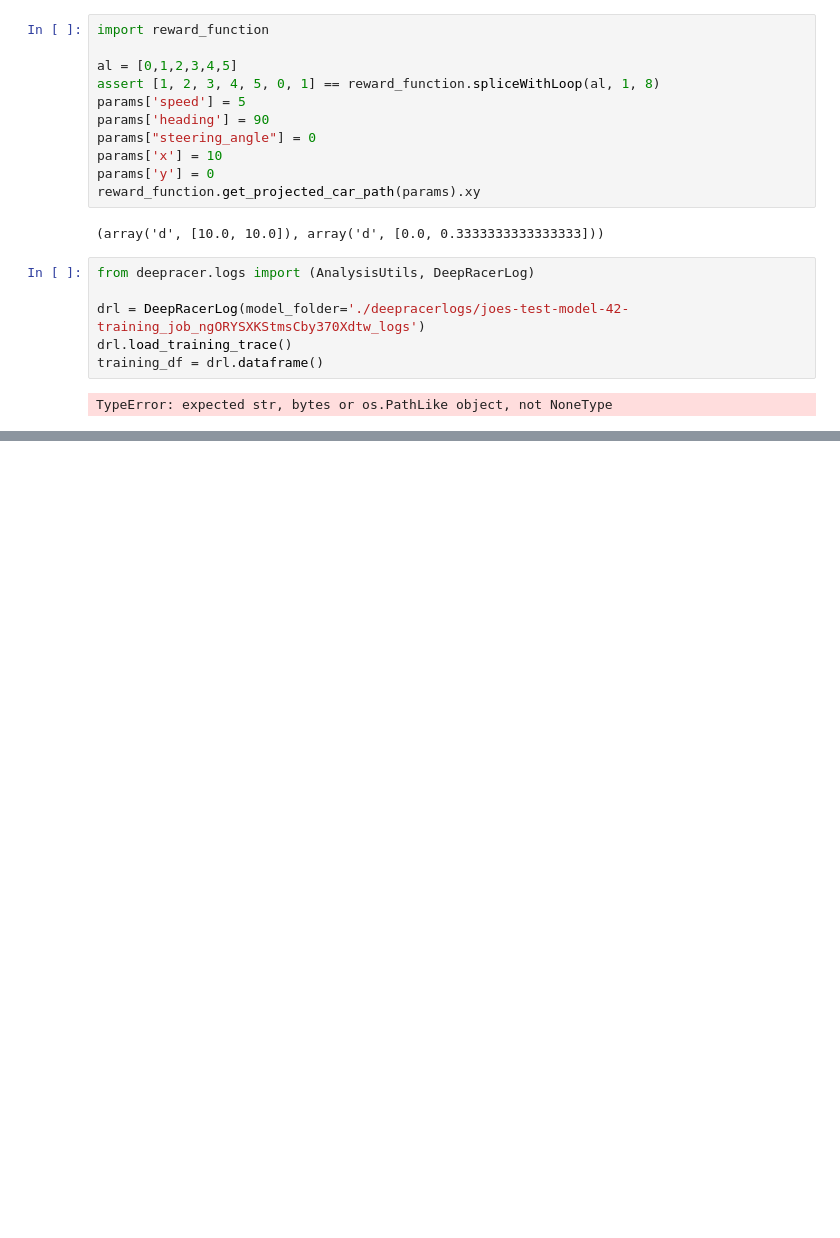
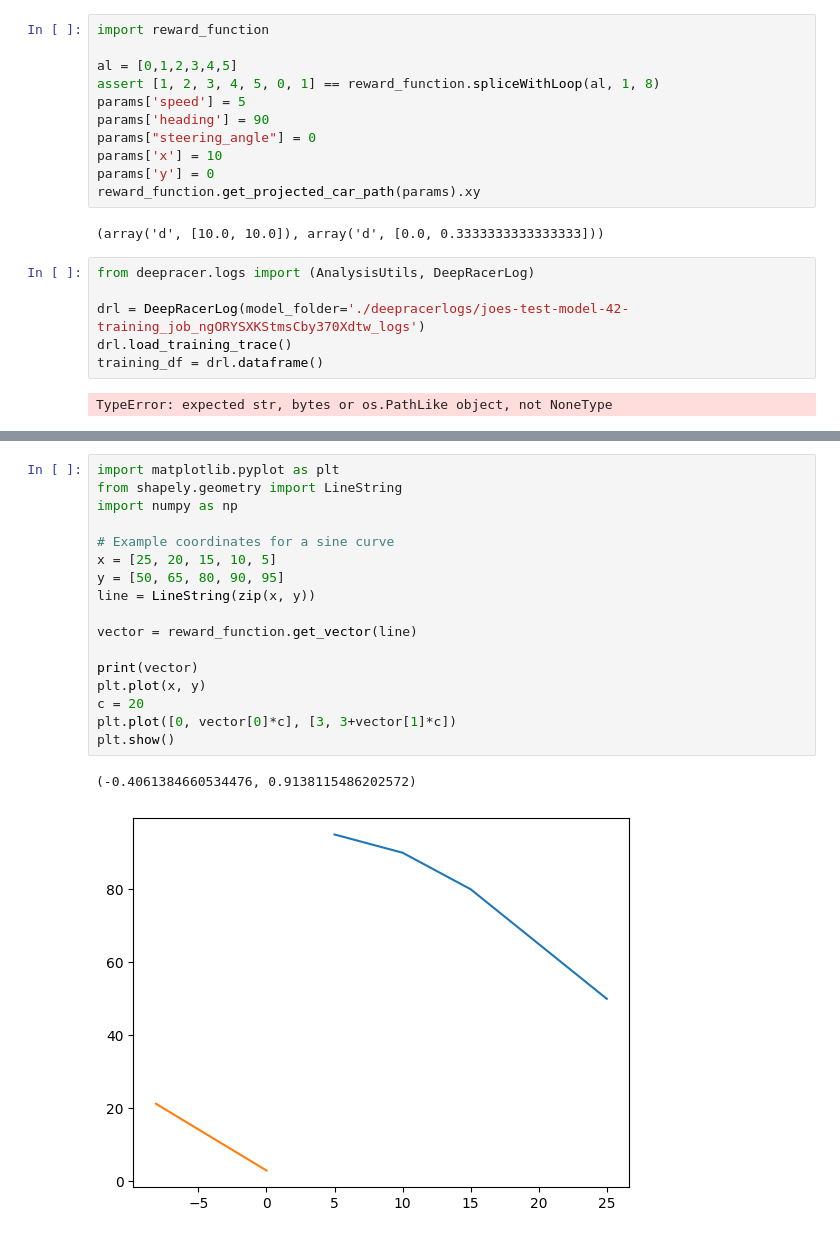
Before and after one commit to hubertpan4/deepracer, a Jupyter notebook: deepRacerResearch.ipynb, the cells around one changed output, grey strips where cells are left out. Cells and saved outputs as stored; diff of their text form; blank space fills up the shorter version.

```diff
--- a/deepRacerResearch.ipynb
+++ b/deepRacerResearch.ipynb
@@ -115,0 +142,20 @@ TypeError: expected str, bytes or os.PathLike object, not NoneType
+# %%
+import matplotlib.pyplot as plt
+from shapely.geometry import LineString
+import numpy as np
+
+# Example coordinates for a sine curve
+x = [25, 20, 15, 10, 5]
+y = [50, 65, 80, 90, 95]
+line = LineString(zip(x, y))
+
+vector = reward_function.get_vector(line)
+
+print(vector)
+plt.plot(x, y)
+c = 20
+plt.plot([0, vector[0]*c], [3, 3+vector[1]*c])
+plt.show()
+# %% [output]
+(-0.4061384660534476, 0.9138115486202572)
+[figure, added]
```
Also changed, not shown: parts of 9 cells of this notebook, 5 other files.
